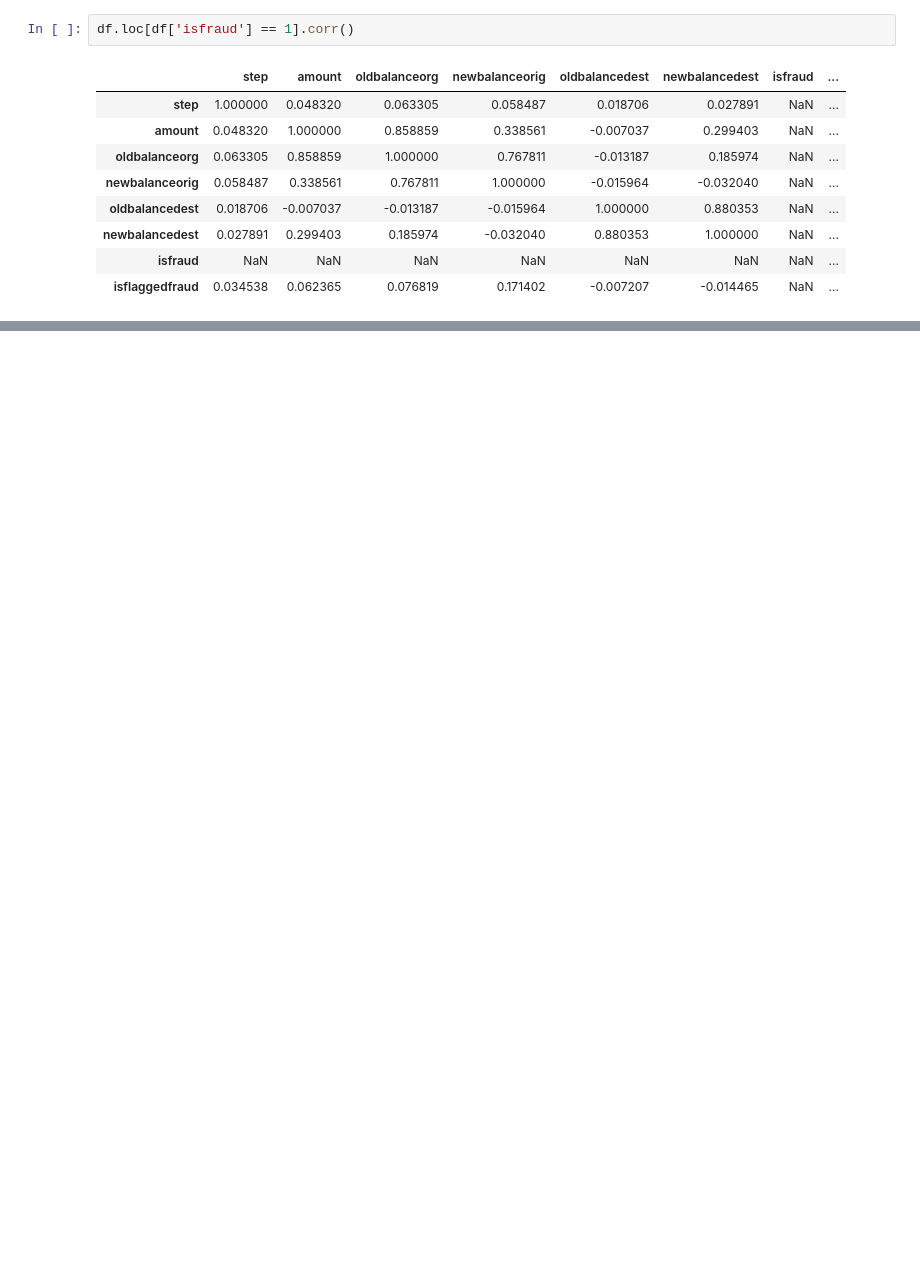
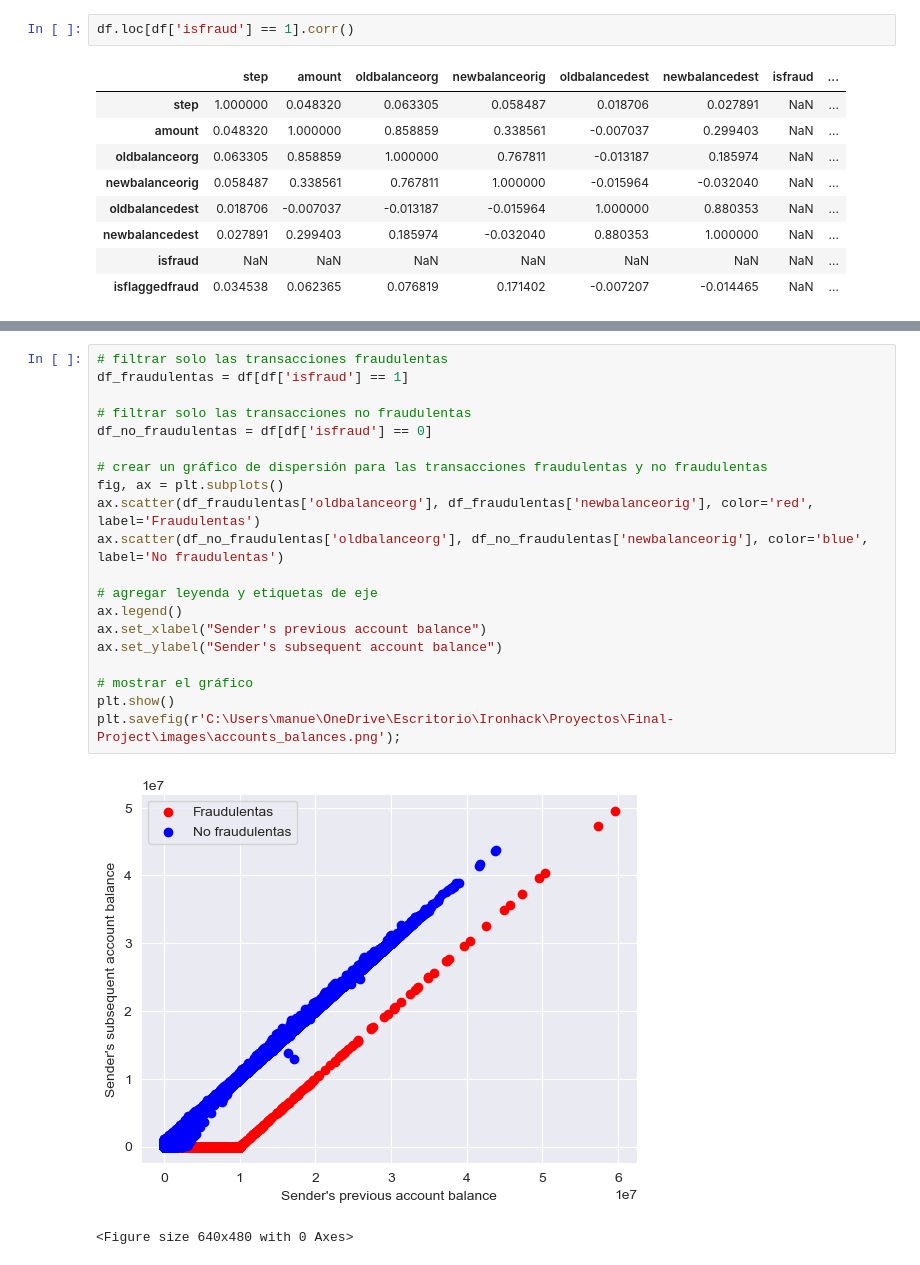
Before and after one commit to Manuelzerpadl/Cerberus-Sentinel--Final-Project, a Jupyter notebook: Data wrangling/Proyecto.ipynb, the cells around one changed output, grey strips where cells are left out. Saved outputs shown, nothing was run; the diff lists cells and outputs as text; blank space fills up the shorter version.

```diff
--- a/Data wrangling/Proyecto.ipynb
+++ b/Data wrangling/Proyecto.ipynb
@@ -331,0 +375,23 @@ df.loc[df['isfraud'] == 1].corr()
+# %%
+# filtrar solo las transacciones fraudulentas
+df_fraudulentas = df[df['isfraud'] == 1]
+
+# filtrar solo las transacciones no fraudulentas
+df_no_fraudulentas = df[df['isfraud'] == 0]
+
+# crear un gráfico de dispersión para las transacciones fraudulentas y no fraudulentas
+fig, ax = plt.subplots()
+ax.scatter(df_fraudulentas['oldbalanceorg'], df_fraudulentas['newbalanceorig'], color='red', label='Fraudulentas')
+ax.scatter(df_no_fraudulentas['oldbalanceorg'], df_no_fraudulentas['newbalanceorig'], color='blue', label='No fraudulentas')
+
+# agregar leyenda y etiquetas de eje
+ax.legend()
+ax.set_xlabel("Sender's previous account balance")
+ax.set_ylabel("Sender's subsequent account balance")
+
+# mostrar el gráfico
+plt.show()
+plt.savefig(r'C:\Users\manue\OneDrive\Escritorio\Ironhack\Proyectos\Final-Project\images\accounts_balances.png');
+# %% [output]
+[figure, added]
+<Figure size 640x480 with 0 Axes>
```
Also changed, not shown: parts of 6 cells of this notebook, 8 other files.
